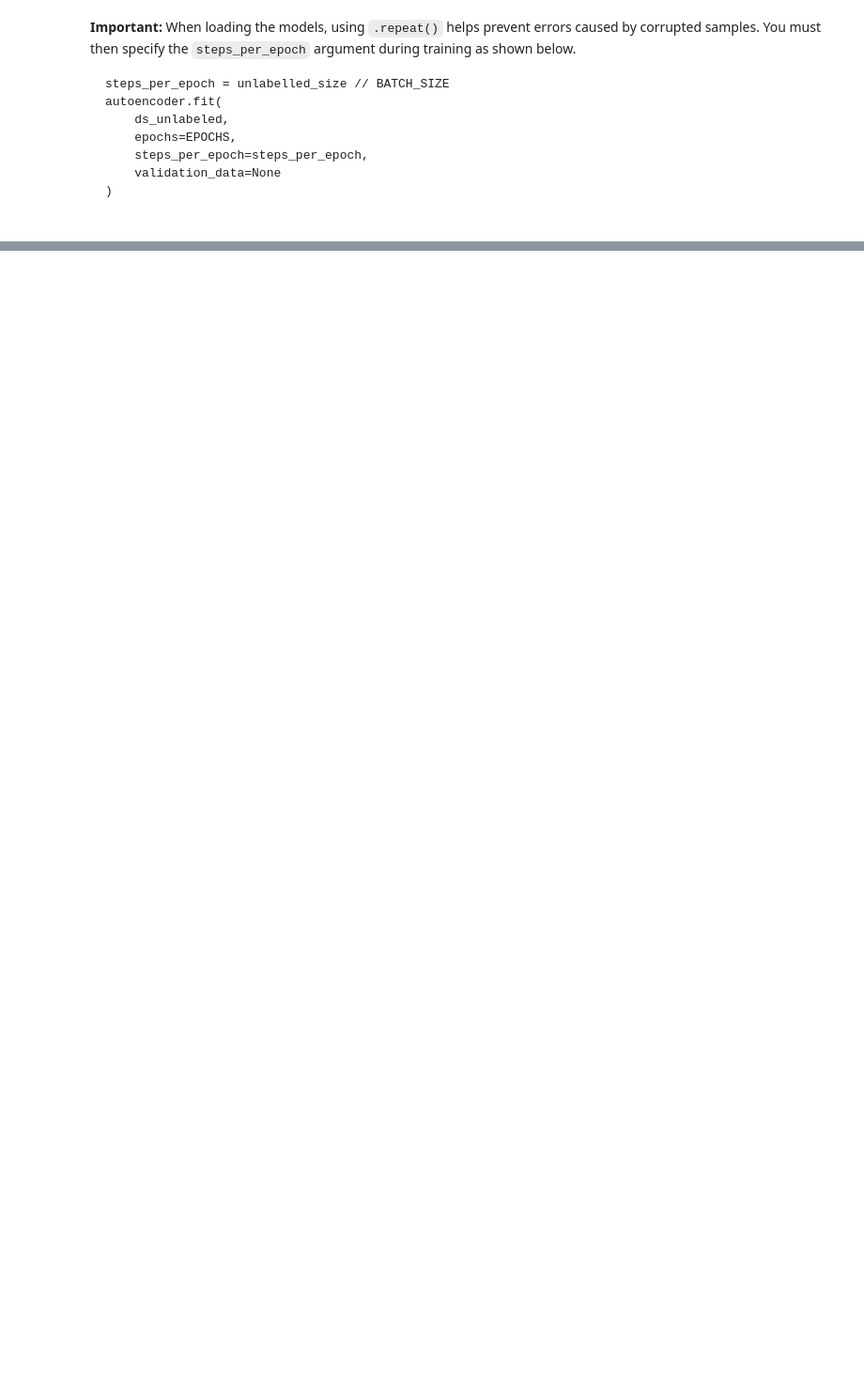
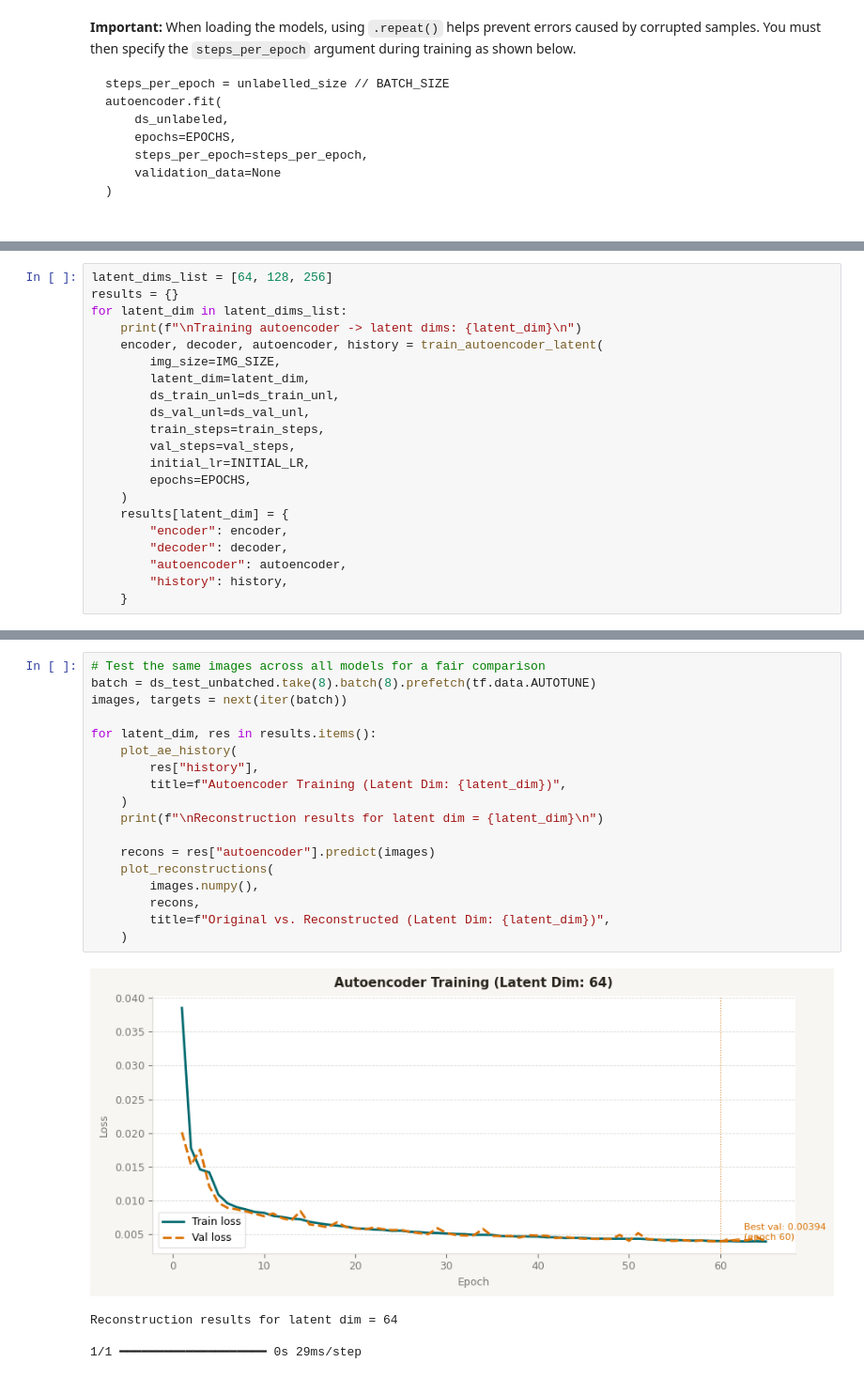
Before and after one commit to daniiprietoo/DL-P3-AEs, a Jupyter notebook: 1.TrainAE_TODO.ipynb, the cells around one changed output, grey strips where cells are left out. Shown at 94% size. Cells and saved outputs as stored; diff of their text form; blank space fills up the shorter version.

```diff
--- a/1.TrainAE_TODO.ipynb
+++ b/1.TrainAE_TODO.ipynb
@@ -117,0 +597,21 @@ autoencoder.fit(
+# %%
+latent_dims_list = [64, 128, 256]
+results = {}
+for latent_dim in latent_dims_list:
+    print(f"\nTraining autoencoder -> latent dims: {latent_dim}\n")
+    encoder, decoder, autoencoder, history = train_autoencoder_latent(
+        img_size=IMG_SIZE,
+        latent_dim=latent_dim,
+        ds_train_unl=ds_train_unl,
+        ds_val_unl=ds_val_unl,
+        train_steps=train_steps,
+        val_steps=val_steps,
+        initial_lr=INITIAL_LR,
+        epochs=EPOCHS,
+    )
+    results[latent_dim] = {
+        "encoder": encoder,
+        "decoder": decoder,
+        "autoencoder": autoencoder,
+        "history": history,
+    }
@@ -117,0 +682,23 @@ autoencoder.fit(
+# %%
+# Test the same images across all models for a fair comparison
+batch = ds_test_unbatched.take(8).batch(8).prefetch(tf.data.AUTOTUNE)
+images, targets = next(iter(batch))
+
+for latent_dim, res in results.items():
+    plot_ae_history(
+        res["history"],
+        title=f"Autoencoder Training (Latent Dim: {latent_dim})",
+    )
+    print(f"\nReconstruction results for latent dim = {latent_dim}\n")
+
+    recons = res["autoencoder"].predict(images)
+    plot_reconstructions(
+        images.numpy(),
+        recons,
+        title=f"Original vs. Reconstructed (Latent Dim: {latent_dim})",
+    )
+# %% [output]
+[figure, added]
+Reconstruction results for latent dim = 64
+
+1/1 ━━━━━━━━━━━━━━━━━━━━ 0s 29ms/step
```
Also changed, not shown: parts of 19 cells of this notebook, 14 other files.
